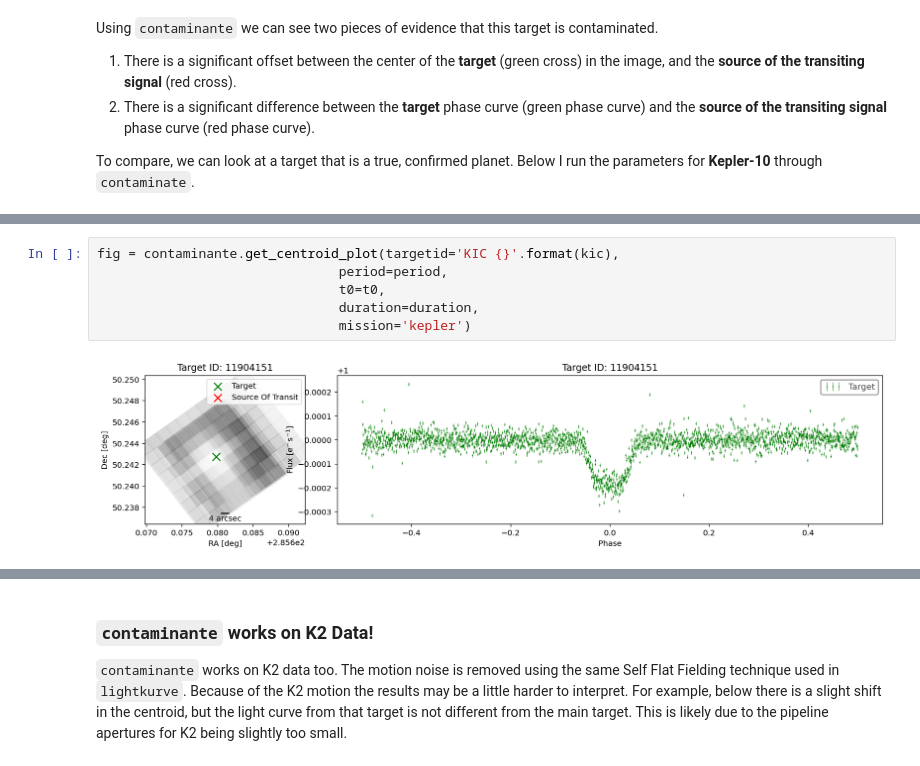
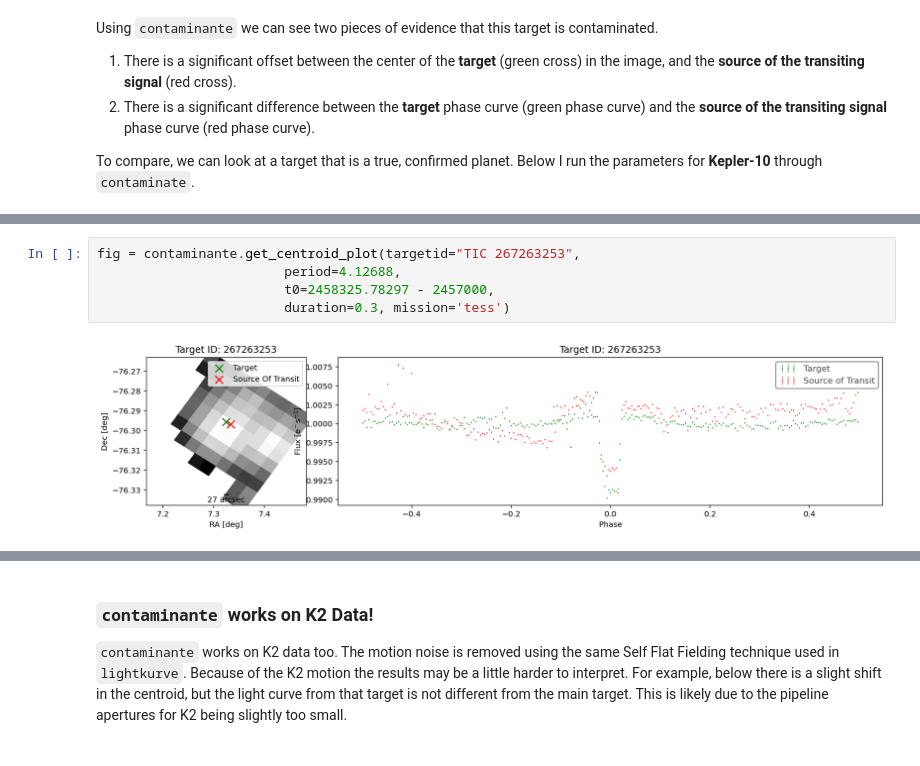
Before and after one commit to christinahedges/contaminante, a Jupyter notebook: tutorials/tutorial-1_how-to-use-contaminante.ipynb, the cells around one changed output, grey strips where cells are left out. Drawn from its saved outputs; the diff is of its cells as text.

```diff
--- a/tutorials/tutorial-1_how-to-use-contaminante.ipynb
+++ b/tutorials/tutorial-1_how-to-use-contaminante.ipynb
@@ -27,8 +38,7 @@ kic, period, t0, duration = 11904151, 0.837491, 2454964.57513 - 2454833, 1.8076/
 # %%
-fig = contaminante.get_centroid_plot(targetid='KIC {}'.format(kic),
-                               period=period,
-                               t0=t0,
-                               duration=duration,
-                               mission='kepler')
+fig = contaminante.get_centroid_plot(targetid="TIC 267263253",
+                        period=4.12688,
+                        t0=2458325.78297 - 2457000,
+                        duration=0.3, mission='tess')
 # %% [output]
-[figure, old version]
+[figure, new version]
```
Also changed, not shown: parts of 8 cells of this notebook.
